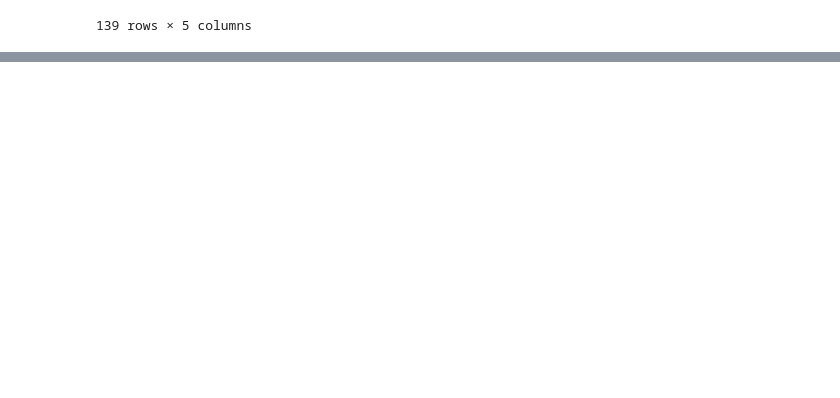
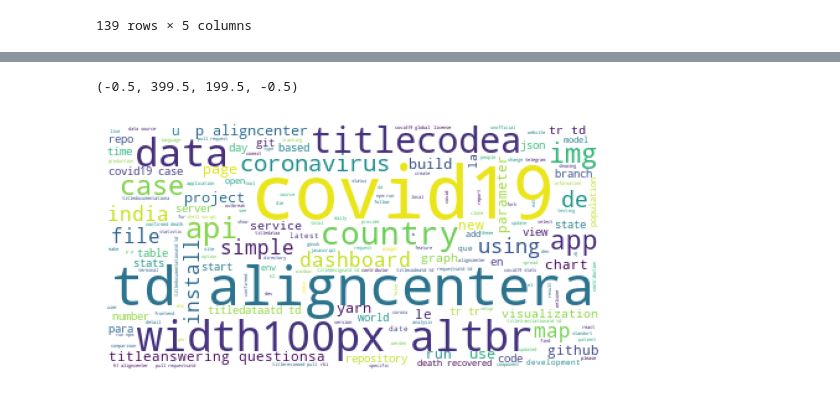
Before and after one commit to NLP-mini-project/NLP-MVP, a Jupyter notebook: nick_prepare_explore.ipynb, the cells around one changed output, grey strips where cells are left out. Cells and saved outputs as stored; diff of their text form; code cells hidden in the pictures; blank space fills up the shorter version.

```diff
--- a/nick_prepare_explore.ipynb
+++ b/nick_prepare_explore.ipynb
@@ -272,3 +282,6 @@ train
 | 95 | sfu-db/covid19-datasets | HTML | covid19 datasets apis list projec... | covid19 dataset api list project ... | covid19 datasets apis list projec... |
 | 137 | contactmodel/COVID19-Japan-Reff | Jupyter Notebook | realtime estimation effective rep... | realtim estim effect reproduct nu... | realtime estimation effective rep... |
 139 rows × 5 columns
+# %%
+train_java = train[train['language'] == 'JavaScript']
+train_juypter =train[train['language'] == 'Jupyter Notebook']
@@ -274,0 +297,9 @@ train
+# %%
+repo_jupyter_lem = ' '.join(train_java['lemmatized'])
+
+blog_img = WordCloud(background_color='white').generate(repo_jupyter_lem)
+plt.imshow(blog_img)
+plt.axis('off')
+# %% [output]
+(-0.5, 399.5, 199.5, -0.5)
+[figure, added]
```
Also changed, not shown: parts of 41 cells of this notebook.
